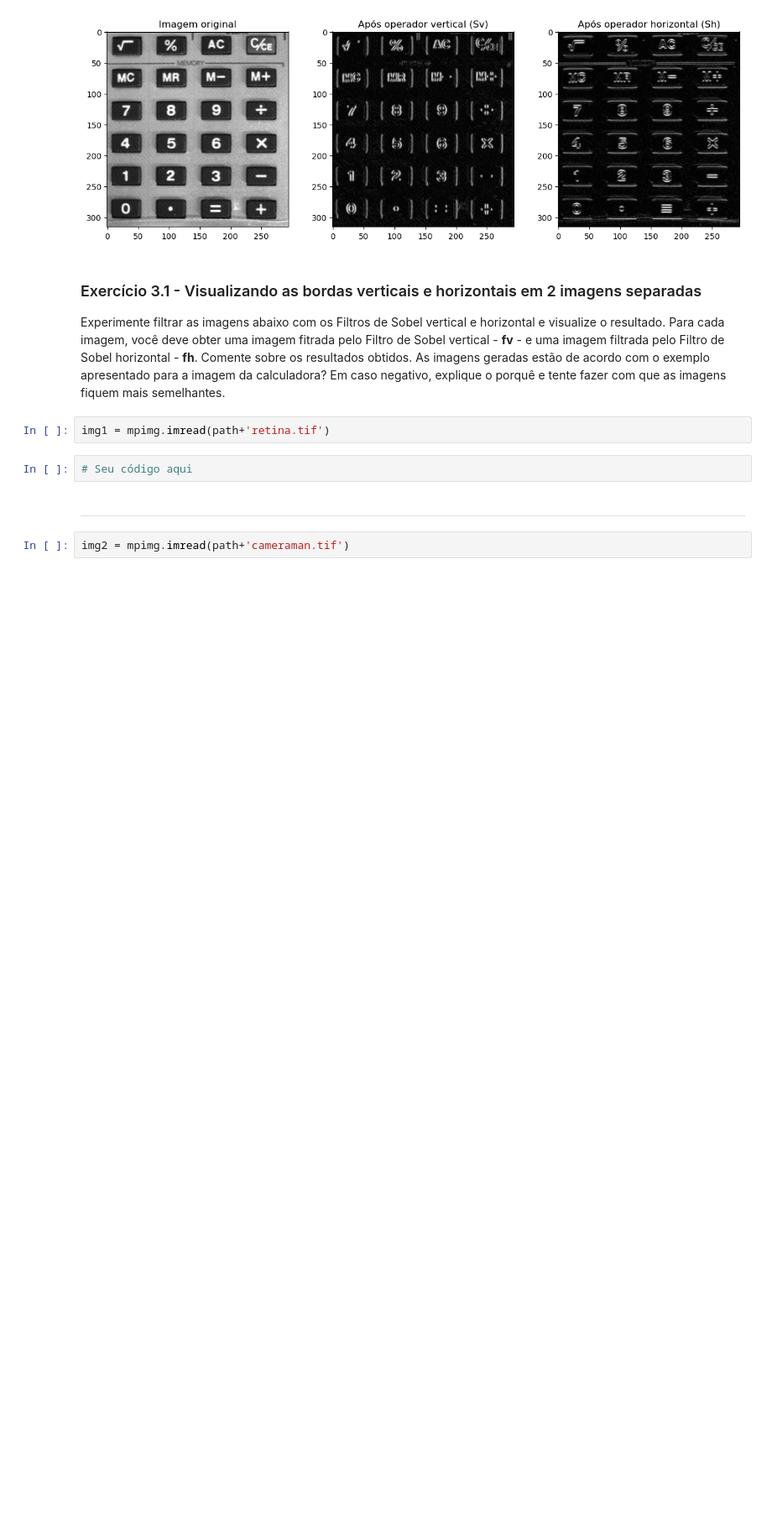
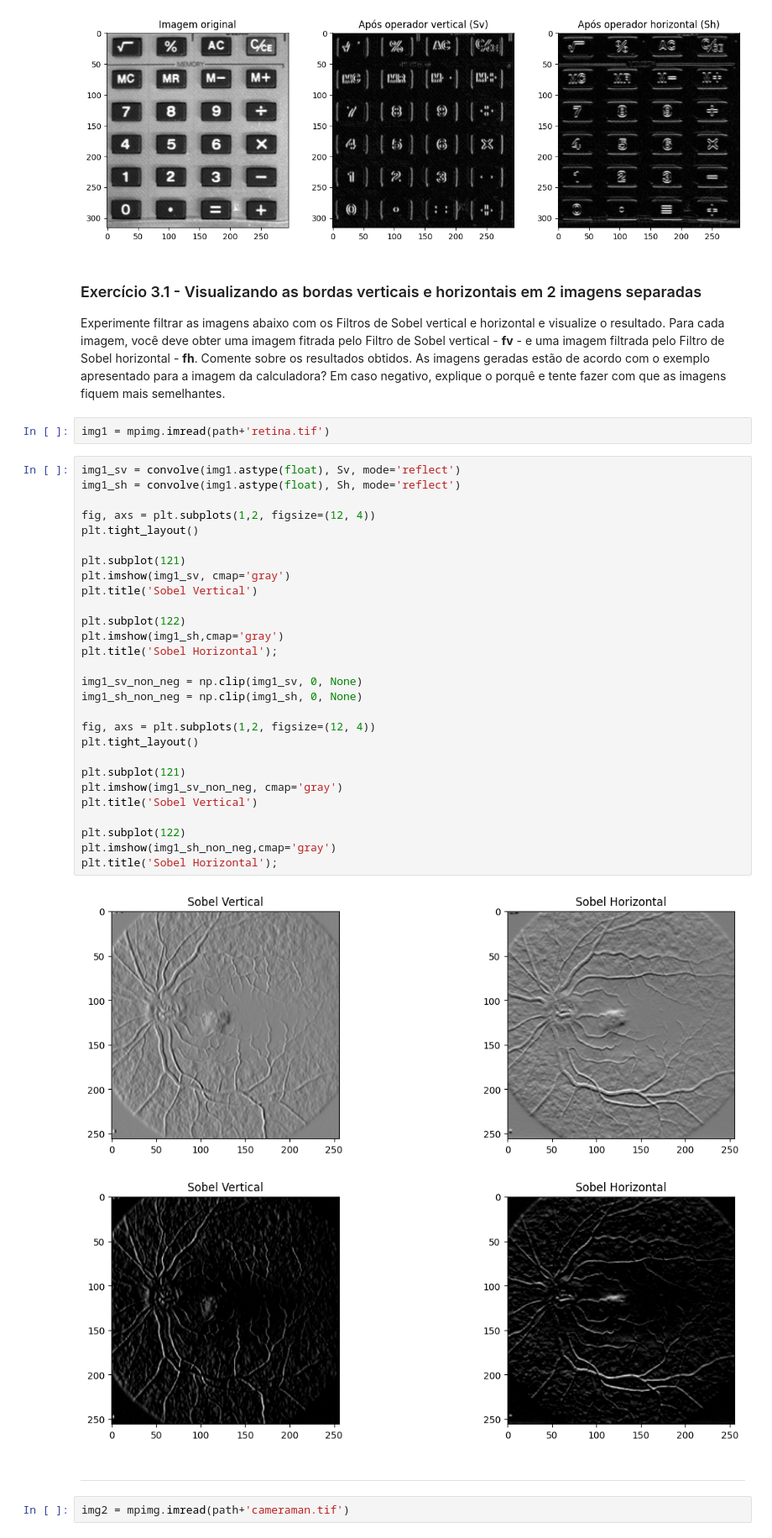
Before and after one commit to UNICAMP-EA979/2026s1-pi04-filtragem-g248527, a Jupyter notebook: Atividade.ipynb, the cells around one changed output. Shown at 84% size. Saved outputs shown, nothing was run; the diff lists cells and outputs as text; blank space fills up the shorter version.

```diff
--- a/Atividade.ipynb
+++ b/Atividade.ipynb
@@ -281,8 +280,37 @@ Text(0.5, 1.0, 'Após operador horizontal (Sh)')
 Experimente filtrar as imagens abaixo com os Filtros de Sobel vertical e horizontal e visualize o resultado. Para cada imagem, você deve obter uma imagem fitrada pelo Filtro de Sobel vertical - **fv** - e uma imagem filtrada pelo Filtro de Sobel horizontal - **fh**. Comente sobre os resultados obtidos. As imagens geradas estão de acordo com o exemplo apresentado para a imagem da calculadora? Em caso negativo, explique o porquê e tente fazer com que as imagens fiquem mais semelhantes.
 # %%
 img1 = mpimg.imread(path+'retina.tif')
-# %%
-# Seu código aqui
+# %%
+img1_sv = convolve(img1.astype(float), Sv, mode='reflect')
+img1_sh = convolve(img1.astype(float), Sh, mode='reflect')
+
+fig, axs = plt.subplots(1,2, figsize=(12, 4))
+plt.tight_layout()
+
+plt.subplot(121)
+plt.imshow(img1_sv, cmap='gray')
+plt.title('Sobel Vertical')
+
+plt.subplot(122)
+plt.imshow(img1_sh,cmap='gray')
+plt.title('Sobel Horizontal');
+
+img1_sv_non_neg = np.clip(img1_sv, 0, None)
+img1_sh_non_neg = np.clip(img1_sh, 0, None)
+
+fig, axs = plt.subplots(1,2, figsize=(12, 4))
+plt.tight_layout()
+
+plt.subplot(121)
+plt.imshow(img1_sv_non_neg, cmap='gray')
+plt.title('Sobel Vertical')
+
+plt.subplot(122)
+plt.imshow(img1_sh_non_neg,cmap='gray')
+plt.title('Sobel Horizontal');
+# %% [output]
+[figure, added]
+[figure, added]
 # %% [markdown]
 ---
 # %%
```
Also changed, not shown: parts of 2 cells of this notebook.
